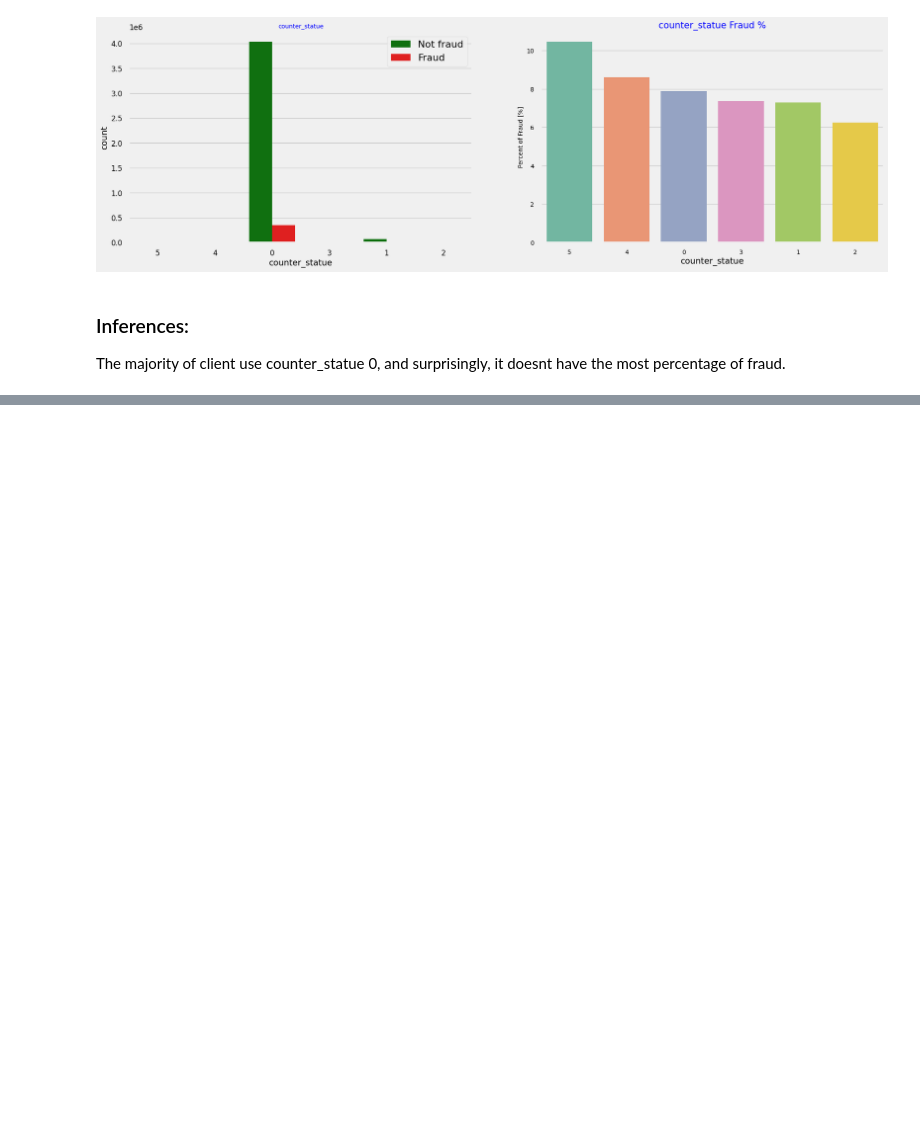
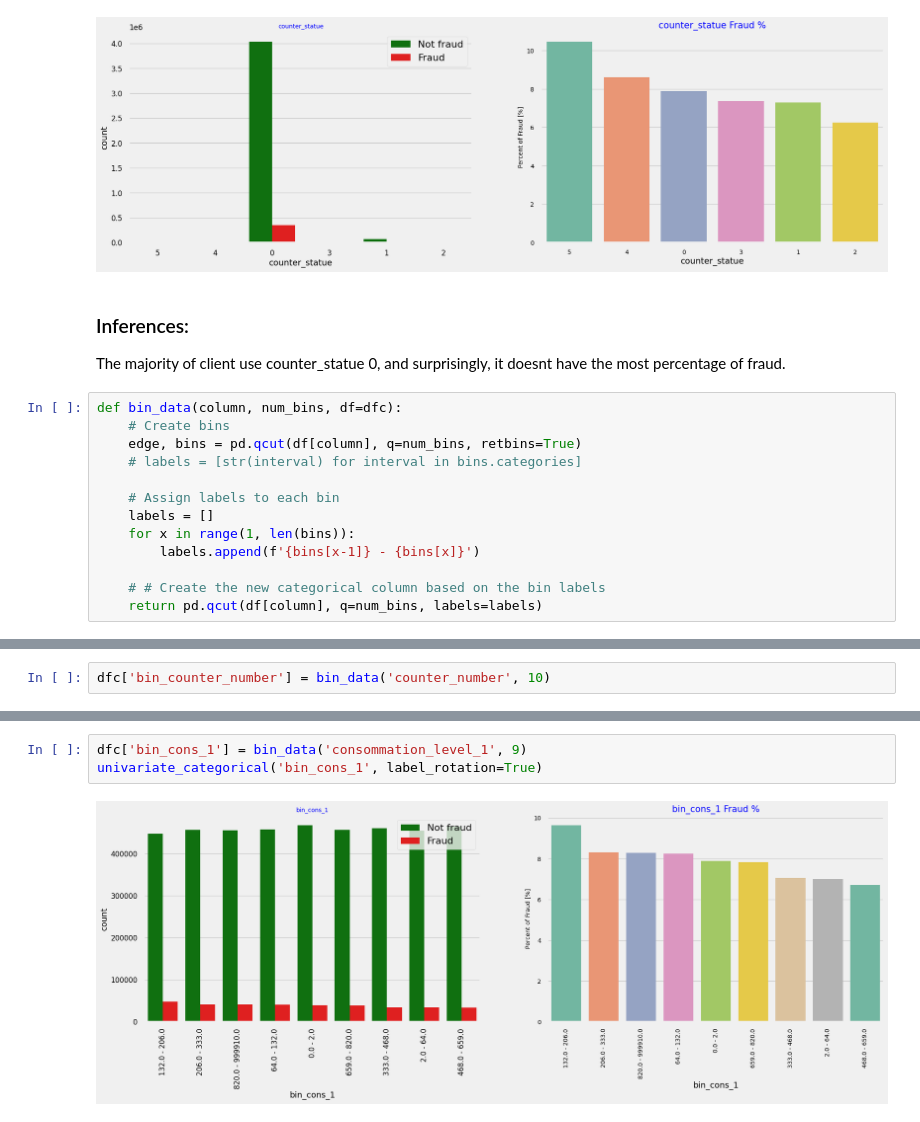
Before and after one commit to Lawytel/steg-data-science, a Jupyter notebook: notebooks/1.0-data-understanding.ipynb, the cells around one changed output, grey strips where cells are left out. Saved outputs shown, nothing was run; the diff lists cells and outputs as text; blank space fills up the shorter version.

```diff
--- a/notebooks/1.0-data-understanding.ipynb
+++ b/notebooks/1.0-data-understanding.ipynb
@@ -995,3 +995,16 @@ univariate_categorical('counter_statue')
 # %% [markdown]
 ### Inferences:
 The majority of client use counter_statue 0, and surprisingly, it doesnt have the most percentage of fraud.
+# %%
+def bin_data(column, num_bins, df=dfc):
+    # Create bins
+    edge, bins = pd.qcut(df[column], q=num_bins, retbins=True)
+    # labels = [str(interval) for interval in bins.categories]
+
+    # Assign labels to each bin
+    labels = []
+    for x in range(1, len(bins)):
+        labels.append(f'{bins[x-1]} - {bins[x]}')
+
+    # # Create the new categorical column based on the bin labels
+    return pd.qcut(df[column], q=num_bins, labels=labels)
@@ -997,0 +1023,2 @@ The majority of client use counter_statue 0, and surprisingly, it doesnt have th
+# %%
+dfc['bin_counter_number'] = bin_data('counter_number', 10)
@@ -997,0 +1044,5 @@ The majority of client use counter_statue 0, and surprisingly, it doesnt have th
+# %%
+dfc['bin_cons_1'] = bin_data('consommation_level_1', 9)
+univariate_categorical('bin_cons_1', label_rotation=True)
+# %% [output]
+[figure, added]
```
Also changed, not shown: parts of 15 cells of this notebook.
